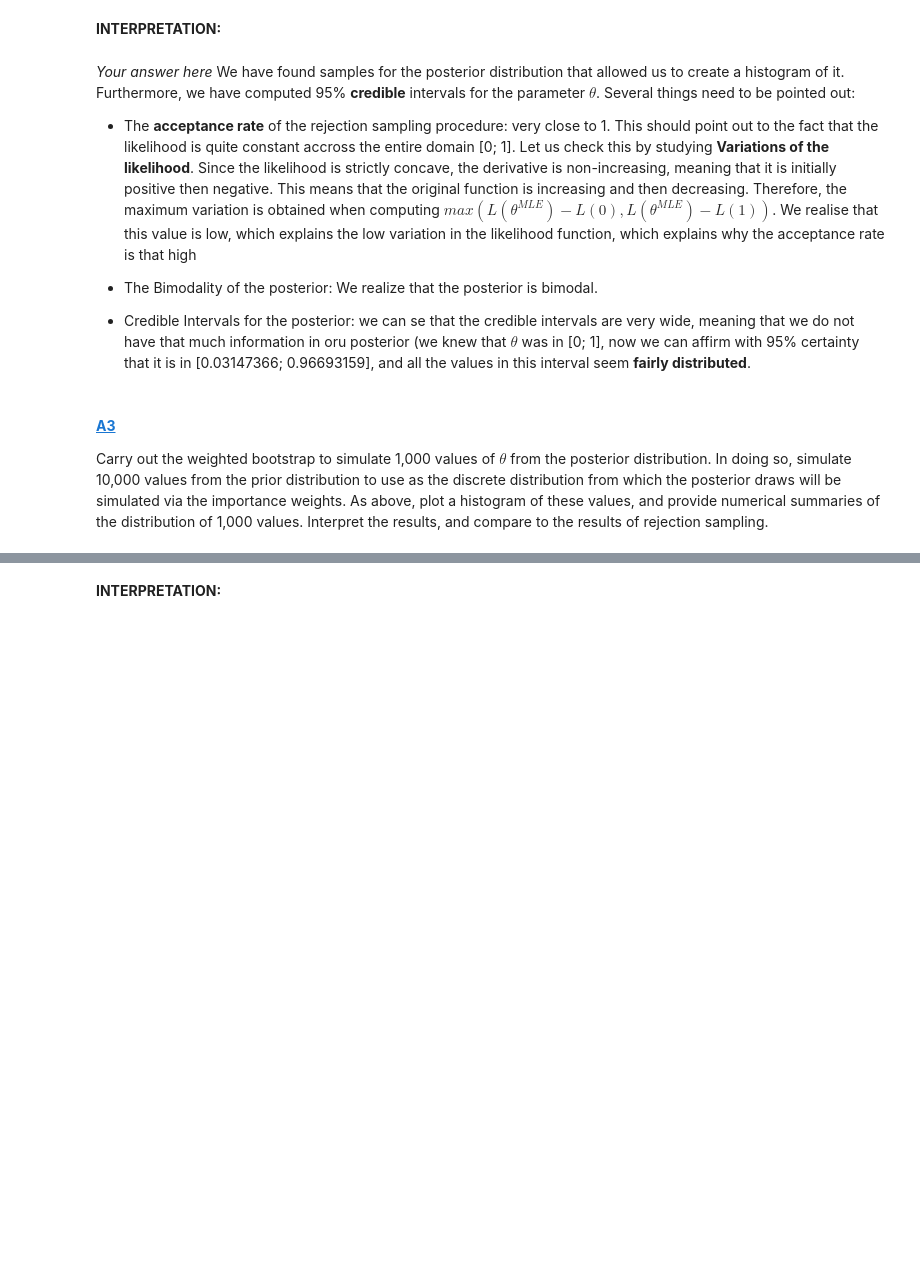
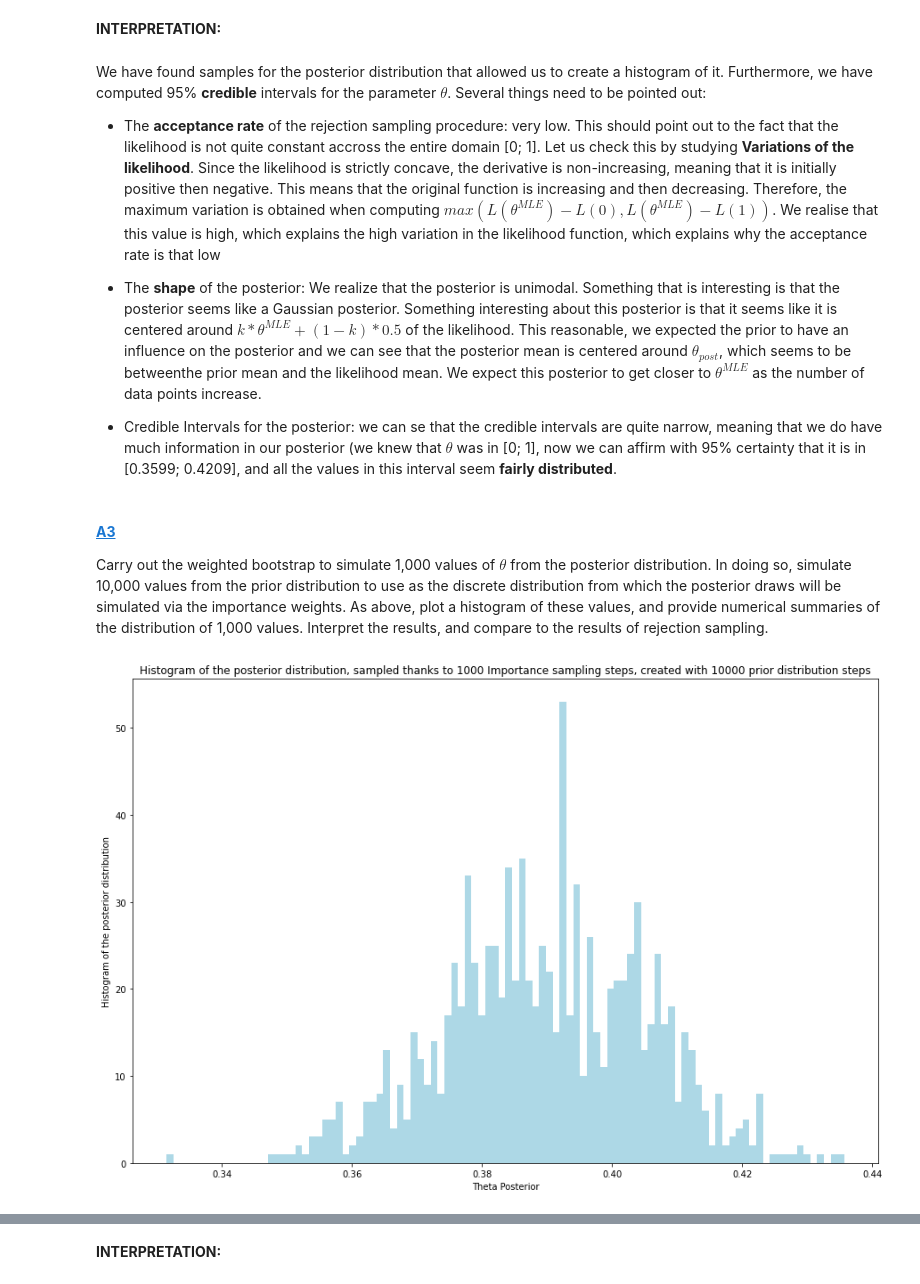
Before and after one commit to DavidAssaraf106/2021-CS109B, a Jupyter notebook: content/HW/HW3/cs109b_hw3_bayes_students.ipynb, the cells around one changed output, grey strips where cells are left out. Cells and saved outputs as stored; diff of their text form; code cells hidden in the pictures; blank space fills up the shorter version.

```diff
--- a/content/HW/HW3/cs109b_hw3_bayes_students.ipynb
+++ b/content/HW/HW3/cs109b_hw3_bayes_students.ipynb
@@ -302,15 +306,14 @@ We can see that it is easy to summary the posterior distribution with numerical
 # %% [markdown]
 **INTERPRETATION:**
 # %% [markdown]
-*Your answer here*
 We have found samples for the posterior distribution that allowed us to create a histogram of it. Furthermore, we have computed 95% **credible** intervals for the parameter $\theta$.
 Several things need to be pointed out:
-- The **acceptance rate** of the rejection sampling procedure: very close to 1. This should point out to the fact that the likelihood is quite constant accross the entire domain [0; 1]. Let us check this by studying **Variations of the likelihood**.
-    Since the likelihood is strictly concave, the derivative is non-increasing, meaning that it is initially positive then negative. This means that the original function is increasing and then decreasing. Therefore, the maximum variation is obtained when computing $max(L(\theta^{MLE})-L(0), L(\theta^{MLE})-L(1))$. We realise that this value is low, which explains the low variation in the likelihood function, which explains why the acceptance rate is that high
+- The **acceptance rate** of the rejection sampling procedure: very low. This should point out to the fact that the likelihood is not quite constant accross the entire domain [0; 1]. Let us check this by studying **Variations of the likelihood**.
+    Since the likelihood is strictly concave, the derivative is non-increasing, meaning that it is initially positive then negative. This means that the original function is increasing and then decreasing. Therefore, the maximum variation is obtained when computing $max(L(\theta^{MLE})-L(0), L(\theta^{MLE})-L(1))$. We realise that this value is high, which explains the high variation in the likelihood function, which explains why the acceptance rate is that low
 
-- The Bimodality of the posterior: We realize that the posterior is bimodal.
+- The **shape** of the posterior: We realize that the posterior is unimodal. Something that is interesting is that the posterior seems like a Gaussian posterior. Something interesting about this posterior is that it seems like it is centered around $k*\theta^{MLE} + (1-k)*0.5$ of the likelihood. This reasonable, we expected the prior to have an influence on the posterior and we can see that the posterior mean is centered around $\theta_{post}$, which seems to be betweenthe prior mean and the likelihood mean. We expect this posterior to get closer to $\theta^{MLE}$ as the number of data points increase.
 
-- Credible Intervals for the posterior: we can se that the credible intervals are very wide, meaning that we do not have that much information in oru posterior (we knew that $\theta$ was in [0; 1], now we can affirm with 95% certainty that it is in [0.03147366; 0.96693159], and all the values in this interval seem **fairly distributed**.
+- Credible Intervals for the posterior: we can se that the credible intervals are quite narrow, meaning that we do have much information in our posterior (we knew that $\theta$ was in [0; 1], now we can affirm with 95% certainty that it is in [0.3599; 0.4209], and all the values in this interval seem **fairly distributed**.
 # %% [markdown]
 <a id="sA3"></a>
 <div class='exercise-r'>
@@ -322,22 +325,22 @@ Several things need to be pointed out:
 Carry out the weighted bootstrap to simulate 1,000 values of $\theta$ from the posterior distribution.  In doing so, simulate 10,000 values from the prior distribution to use as the discrete distribution from which the posterior draws will be simulated via the importance weights.  As above, plot a histogram of these values, and provide numerical summaries of the distribution of 1,000 values.  Interpret the results, and compare to the results of rejection sampling.
 # %%
 # your code here
-posterior_IS = []
-while len(posterior_IS) < 1000:
-    thetas_sampled = []
-    while len(thetas_sampled) < 10000:
-        theta_sampled = sampling_prior()
-        if theta_sampled is not None:
-            thetas_sampled.append(theta_sampled)
-    thetas_sampled = np.array(thetas_sampled).reshape(10000,)
-    importance_weight = bernoulli_likelihood(thetas_sampled, y)
-    q = importance_weight/np.sum(importance_weight)
-    theta_IS = np.random.choice(a=thetas_sampled, p=q)
+thetas_sampled = []
+while len(thetas_sampled) < 10000:
+    theta_sampled = sampling_prior()
+    if theta_sampled is not None:
+        thetas_sampled.append(theta_sampled)
+thetas_sampled = np.array(thetas_sampled).reshape(10000,)
+importance_weight = bernoulli_likelihood(thetas_sampled, y)
+q = importance_weight/np.sum(importance_weight)
+theta_IS = np.random.choice(a=thetas_sampled, p=q, size=1000)
 # %%
 fig, ax = plt.subplots(1, figsize =(15, 10))
-ax.hist(posterior_IS, bins=100, color='lightblue')
+ax.hist(theta_IS, color='lightblue', bins=100)
 plt.title('Histogram of the posterior distribution, sampled thanks to 1000 Importance sampling steps, created with 10000 prior distribution steps')
 ax.set_xlabel('Theta Posterior')
 ax.set_ylabel('Histogram of the posterior distribution')
 plt.show(fig)
+# %% [output]
+[figure, added]
 # %%
```
Also changed, not shown: parts of 14 cells of this notebook, 8 other files.
